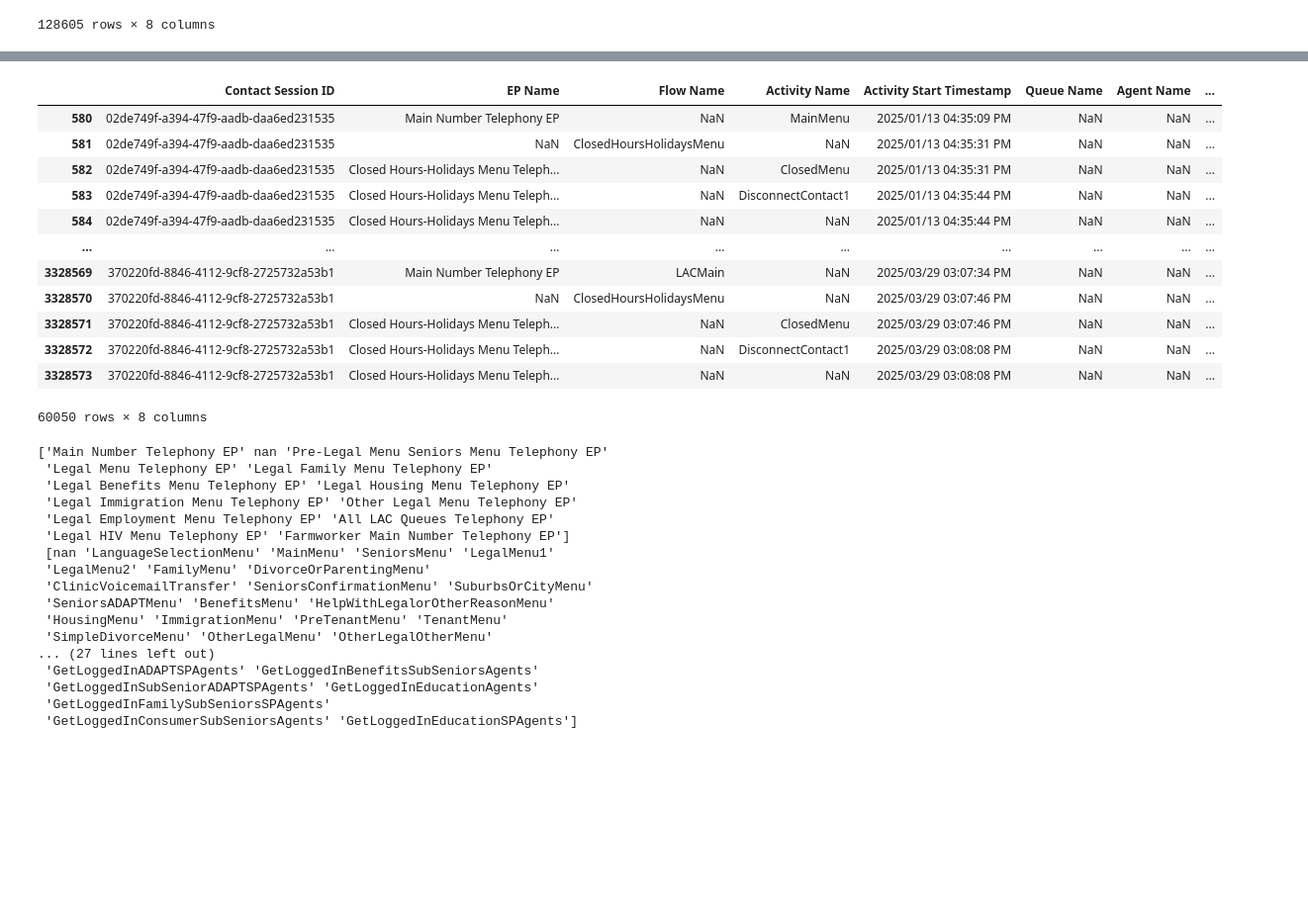
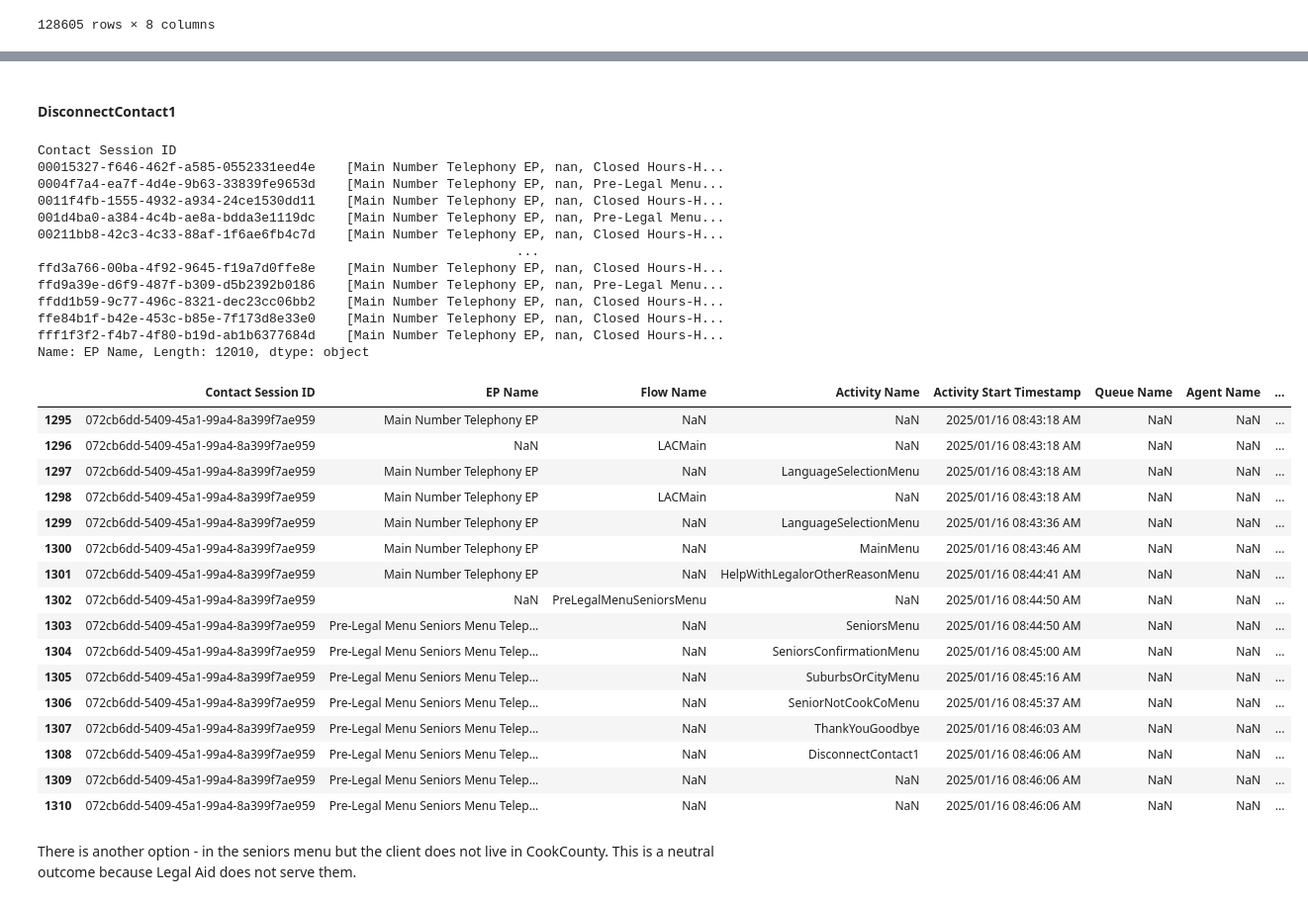
Before and after one commit to arvindkrishna87/STAT390_LegalAid_Fall2025, a Jupyter notebook: Code/Call outcome analysis/Consistency_Check_CallOutcome_Nov17_Derwent.ipynb, the cells around one changed output, grey strips where cells are left out. Shown at 99% size. Cells and saved outputs as stored; diff of their text form; code cells hidden in the pictures; blank space fills up the shorter version.

```diff
--- a/Code/Call outcome analysis/Consistency_Check_CallOutcome_Nov17_Derwent.ipynb
+++ b/Code/Call outcome analysis/Consistency_Check_CallOutcome_Nov17_Derwent.ipynb
@@ -333,45 +333,44 @@ df_main[df_main['Contact Session ID'] == '558f243a-6e4f-4d8a-8484-2494c49a0e70']
 | 3328583 | 558f243a-6e4f-4d8a-8484-2494c49a0e70 | Closed Hours-Holidays Menu Teleph... | NaN | NaN | 2025/03/29 03:13:01 PM | Clinic Voicemail Transfer | CBT Agent | ... |
 | 3328584 | 558f243a-6e4f-4d8a-8484-2494c49a0e70 | Closed Hours-Holidays Menu Teleph... | NaN | NaN | 2025/03/29 03:13:19 PM | Clinic Voicemail Transfer | CBT Agent | ... |
 | 3328585 | 558f243a-6e4f-4d8a-8484-2494c49a0e70 | Closed Hours-Holidays Menu Teleph... | NaN | NaN | 2025/03/29 03:15:39 PM | Clinic Voicemail Transfer | CBT Agent | ... |
+# %% [markdown]
+#### DisconnectContact1
 # %%
 activities = df_main[df_main['Contact Session ID'].isin(last[last['Last Activity'] == "DisconnectContact1"]['Contact Session ID'])]
-activities.groupby('Contact Session ID').tail()
+activities.groupby('Contact Session ID')['EP Name'].unique()
 # %% [output]
-|  | Contact Session ID | EP Name | Flow Name | Activity Name | Activity Start Timestamp | Queue Name | Agent Name | ... |
-| 580 | 02de749f-a394-47f9-aadb-daa6ed231535 | Main Number Telephony EP | NaN | MainMenu | 2025/01/13 04:35:09 PM | NaN | NaN | ... |
-| 581 | 02de749f-a394-47f9-aadb-daa6ed231535 | NaN | ClosedHoursHolidaysMenu | NaN | 2025/01/13 04:35:31 PM | NaN | NaN | ... |
-| 582 | 02de749f-a394-47f9-aadb-daa6ed231535 | Closed Hours-Holidays Menu Teleph... | NaN | ClosedMenu | 2025/01/13 04:35:31 PM | NaN | NaN | ... |
-| 583 | 02de749f-a394-47f9-aadb-daa6ed231535 | Closed Hours-Holidays Menu Teleph... | NaN | DisconnectContact1 | 2025/01/13 04:35:44 PM | NaN | NaN | ... |
-| 584 | 02de749f-a394-47f9-aadb-daa6ed231535 | Closed Hours-Holidays Menu Teleph... | NaN | NaN | 2025/01/13 04:35:44 PM | NaN | NaN | ... |
-| ... | ... | ... | ... | ... | ... | ... | ... | ... |
-| 3328569 | 370220fd-8846-4112-9cf8-2725732a53b1 | Main Number Telephony EP | LACMain | NaN | 2025/03/29 03:07:34 PM | NaN | NaN | ... |
-| 3328570 | 370220fd-8846-4112-9cf8-2725732a53b1 | NaN | ClosedHoursHolidaysMenu | NaN | 2025/03/29 03:07:46 PM | NaN | NaN | ... |
-| 3328571 | 370220fd-8846-4112-9cf8-2725732a53b1 | Closed Hours-Holidays Menu Teleph... | NaN | ClosedMenu | 2025/03/29 03:07:46 PM | NaN | NaN | ... |
-| 3328572 | 370220fd-8846-4112-9cf8-2725732a53b1 | Closed Hours-Holidays Menu Teleph... | NaN | DisconnectContact1 | 2025/03/29 03:08:08 PM | NaN | NaN | ... |
-| 3328573 | 370220fd-8846-4112-9cf8-2725732a53b1 | Closed Hours-Holidays Menu Teleph... | NaN | NaN | 2025/03/29 03:08:08 PM | NaN | NaN | ... |
-60050 rows × 8 columns
+Contact Session ID
+00015327-f646-462f-a585-0552331eed4e    [Main Number Telephony EP, nan, Closed Hours-H...
+0004f7a4-ea7f-4d4e-9b63-33839fe9653d    [Main Number Telephony EP, nan, Pre-Legal Menu...
+0011f4fb-1555-4932-a934-24ce1530dd11    [Main Number Telephony EP, nan, Closed Hours-H...
+001d4ba0-a384-4c4b-ae8a-bdda3e1119dc    [Main Number Telephony EP, nan, Pre-Legal Menu...
+00211bb8-42c3-4c33-88af-1f6ae6fb4c7d    [Main Number Telephony EP, nan, Closed Hours-H...
+                                                              ...
+ffd3a766-00ba-4f92-9645-f19a7d0ffe8e    [Main Number Telephony EP, nan, Closed Hours-H...
+ffd9a39e-d6f9-487f-b309-d5b2392b0186    [Main Number Telephony EP, nan, Pre-Legal Menu...
+ffdd1b59-9c77-496c-8321-dec23cc06bb2    [Main Number Telephony EP, nan, Closed Hours-H...
+ffe84b1f-b42e-453c-b85e-7f173d8e33e0    [Main Number Telephony EP, nan, Closed Hours-H...
+fff1f3f2-f4b7-4f80-b19d-ab1b6377684d    [Main Number Telephony EP, nan, Closed Hours-H...
+Name: EP Name, Length: 12010, dtype: object
-# %%
-filtered = lang_journey[
-    (lang_journey['EP Name'] != "Closed Hours-Holidays Menu Telephony EP") &
-    (lang_journey['EP Name'] != "Closed Queue Menu Telephony EP")
-]
-
-print(filtered['EP Name'].unique(),"\n", filtered['Activity Name'].unique())
-# %% [output]
-['Main Number Telephony EP' nan 'Pre-Legal Menu Seniors Menu Telephony EP'
- 'Legal Menu Telephony EP' 'Legal Family Menu Telephony EP'
- 'Legal Benefits Menu Telephony EP' 'Legal Housing Menu Telephony EP'
- 'Legal Immigration Menu Telephony EP' 'Other Legal Menu Telephony EP'
- 'Legal Employment Menu Telephony EP' 'All LAC Queues Telephony EP'
- 'Legal HIV Menu Telephony EP' 'Farmworker Main Number Telephony EP']
- [nan 'LanguageSelectionMenu' 'MainMenu' 'SeniorsMenu' 'LegalMenu1'
- 'LegalMenu2' 'FamilyMenu' 'DivorceOrParentingMenu'
- 'ClinicVoicemailTransfer' 'SeniorsConfirmationMenu' 'SuburbsOrCityMenu'
- 'SeniorsADAPTMenu' 'BenefitsMenu' 'HelpWithLegalorOtherReasonMenu'
- 'HousingMenu' 'ImmigrationMenu' 'PreTenantMenu' 'TenantMenu'
- 'SimpleDivorceMenu' 'OtherLegalMenu' 'OtherLegalOtherMenu'
-... (27 lines left out)
- 'GetLoggedInADAPTSPAgents' 'GetLoggedInBenefitsSubSeniorsAgents'
- 'GetLoggedInSubSeniorADAPTSPAgents' 'GetLoggedInEducationAgents'
- 'GetLoggedInFamilySubSeniorsSPAgents'
- 'GetLoggedInConsumerSubSeniorsAgents' 'GetLoggedInEducationSPAgents']
+# %%
+df_main[df_main['Contact Session ID']== "072cb6dd-5409-45a1-99a4-8a399f7ae959"]
+# %% [output]
+|  | Contact Session ID | EP Name | Flow Name | Activity Name | Activity Start Timestamp | Queue Name | Agent Name | ... |
+| 1295 | 072cb6dd-5409-45a1-99a4-8a399f7ae959 | Main Number Telephony EP | NaN | NaN | 2025/01/16 08:43:18 AM | NaN | NaN | ... |
+| 1296 | 072cb6dd-5409-45a1-99a4-8a399f7ae959 | NaN | LACMain | NaN | 2025/01/16 08:43:18 AM | NaN | NaN | ... |
+| 1297 | 072cb6dd-5409-45a1-99a4-8a399f7ae959 | Main Number Telephony EP | NaN | LanguageSelectionMenu | 2025/01/16 08:43:18 AM | NaN | NaN | ... |
+| 1298 | 072cb6dd-5409-45a1-99a4-8a399f7ae959 | Main Number Telephony EP | LACMain | NaN | 2025/01/16 08:43:18 AM | NaN | NaN | ... |
+| 1299 | 072cb6dd-5409-45a1-99a4-8a399f7ae959 | Main Number Telephony EP | NaN | LanguageSelectionMenu | 2025/01/16 08:43:36 AM | NaN | NaN | ... |
+| 1300 | 072cb6dd-5409-45a1-99a4-8a399f7ae959 | Main Number Telephony EP | NaN | MainMenu | 2025/01/16 08:43:46 AM | NaN | NaN | ... |
+| 1301 | 072cb6dd-5409-45a1-99a4-8a399f7ae959 | Main Number Telephony EP | NaN | HelpWithLegalorOtherReasonMenu | 2025/01/16 08:44:41 AM | NaN | NaN | ... |
+| 1302 | 072cb6dd-5409-45a1-99a4-8a399f7ae959 | NaN | PreLegalMenuSeniorsMenu | NaN | 2025/01/16 08:44:50 AM | NaN | NaN | ... |
+| 1303 | 072cb6dd-5409-45a1-99a4-8a399f7ae959 | Pre-Legal Menu Seniors Menu Telep... | NaN | SeniorsMenu | 2025/01/16 08:44:50 AM | NaN | NaN | ... |
+| 1304 | 072cb6dd-5409-45a1-99a4-8a399f7ae959 | Pre-Legal Menu Seniors Menu Telep... | NaN | SeniorsConfirmationMenu | 2025/01/16 08:45:00 AM | NaN | NaN | ... |
+| 1305 | 072cb6dd-5409-45a1-99a4-8a399f7ae959 | Pre-Legal Menu Seniors Menu Telep... | NaN | SuburbsOrCityMenu | 2025/01/16 08:45:16 AM | NaN | NaN | ... |
+| 1306 | 072cb6dd-5409-45a1-99a4-8a399f7ae959 | Pre-Legal Menu Seniors Menu Telep... | NaN | SeniorNotCookCoMenu | 2025/01/16 08:45:37 AM | NaN | NaN | ... |
+| 1307 | 072cb6dd-5409-45a1-99a4-8a399f7ae959 | Pre-Legal Menu Seniors Menu Telep... | NaN | ThankYouGoodbye | 2025/01/16 08:46:03 AM | NaN | NaN | ... |
+| 1308 | 072cb6dd-5409-45a1-99a4-8a399f7ae959 | Pre-Legal Menu Seniors Menu Telep... | NaN | DisconnectContact1 | 2025/01/16 08:46:06 AM | NaN | NaN | ... |
+| 1309 | 072cb6dd-5409-45a1-99a4-8a399f7ae959 | Pre-Legal Menu Seniors Menu Telep... | NaN | NaN | 2025/01/16 08:46:06 AM | NaN | NaN | ... |
+| 1310 | 072cb6dd-5409-45a1-99a4-8a399f7ae959 | Pre-Legal Menu Seniors Menu Telep... | NaN | NaN | 2025/01/16 08:46:06 AM | NaN | NaN | ... |
+# %% [markdown]
+There is another option - in the seniors menu but the client does not live in CookCounty. This is a neutral outcome because Legal Aid does not serve them.
```
